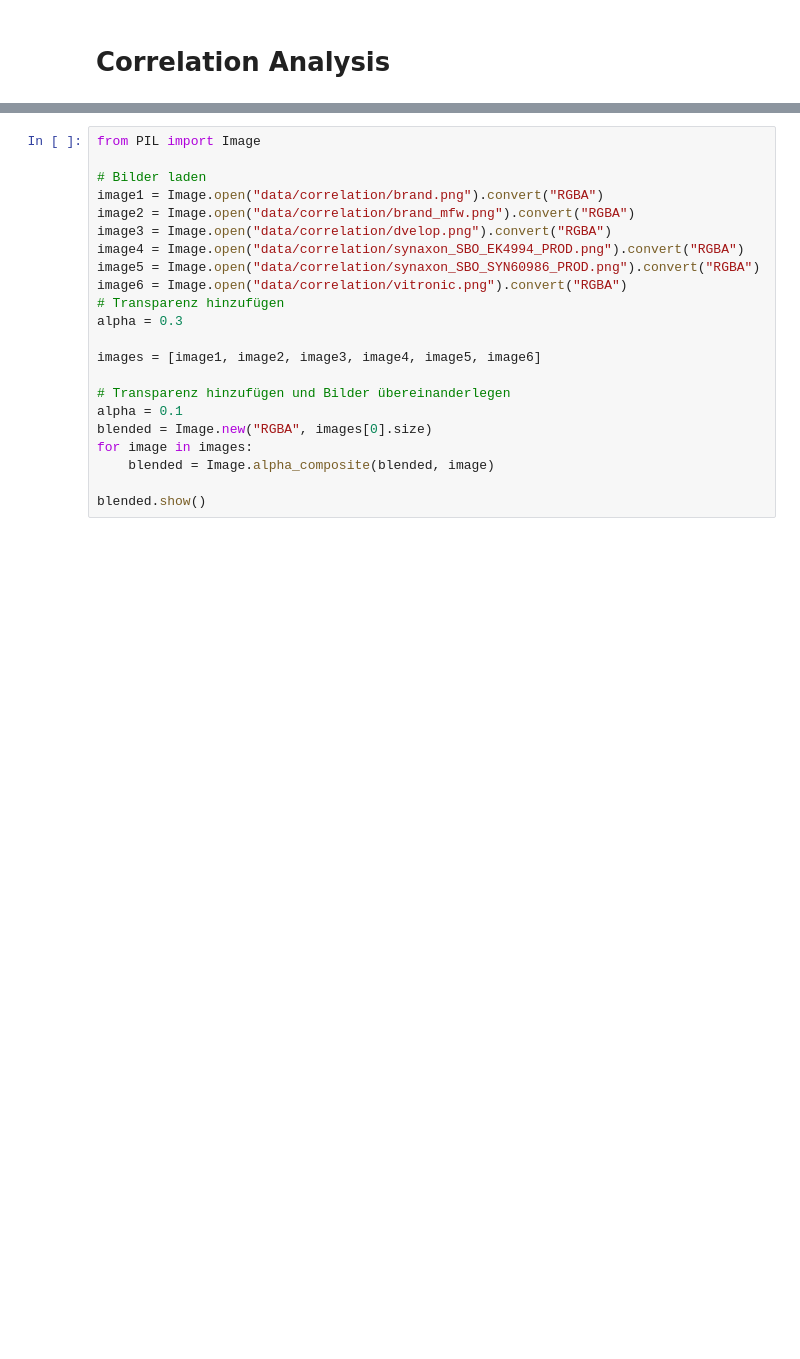
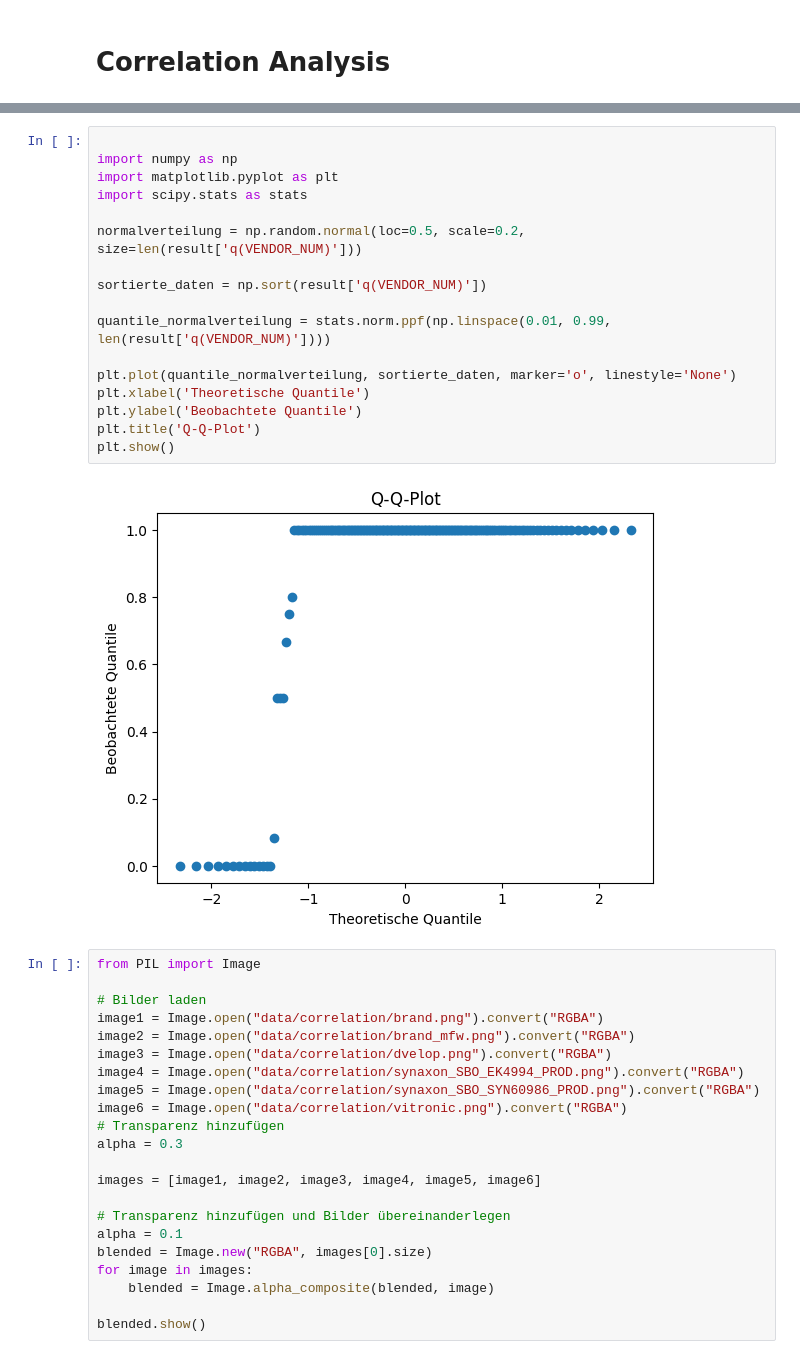
Before and after one commit to FusionShareeza/Masterarbeit, a Jupyter notebook: sqlconnector.ipynb, the cells around one changed output, grey strips where cells are left out. Drawn from its saved outputs; the diff is of its cells as text; blank space fills up the shorter version.

```diff
--- a/sqlconnector.ipynb
+++ b/sqlconnector.ipynb
@@ -1413,3 +1560,22 @@ The default value of numeric_only in DataFrame.corr is deprecated. In a future v
+# %%
+
+import numpy as np
+import matplotlib.pyplot as plt
+import scipy.stats as stats
+
+normalverteilung = np.random.normal(loc=0.5, scale=0.2, size=len(result['q(VENDOR_NUM)']))
+
+sortierte_daten = np.sort(result['q(VENDOR_NUM)'])
+
+quantile_normalverteilung = stats.norm.ppf(np.linspace(0.01, 0.99, len(result['q(VENDOR_NUM)'])))
+
+plt.plot(quantile_normalverteilung, sortierte_daten, marker='o', linestyle='None')
+plt.xlabel('Theoretische Quantile')
+plt.ylabel('Beobachtete Quantile')
+plt.title('Q-Q-Plot')
+plt.show()
+# %% [output]
+[figure, added]
 # %%
 from PIL import Image
 
```
Also changed, not shown: parts of 10 cells of this notebook, 3 other files.
